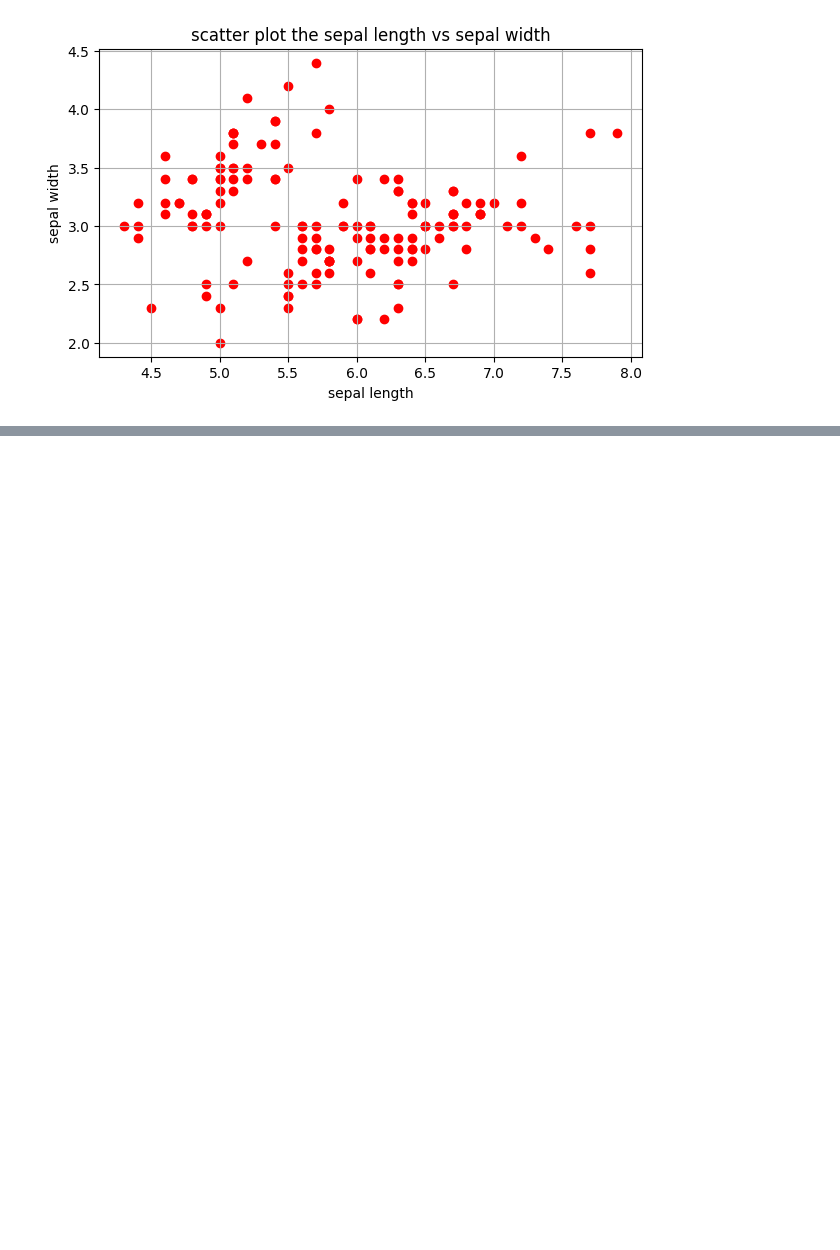
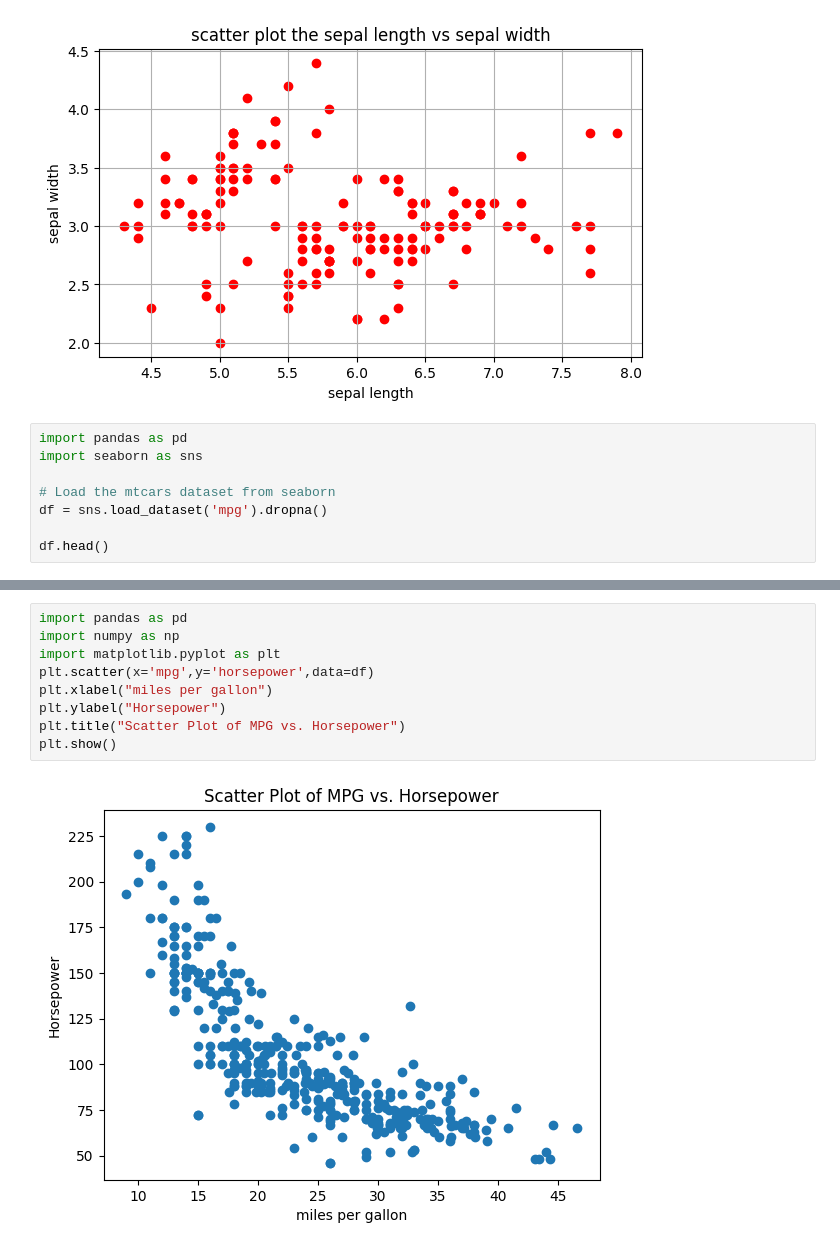
Before and after one commit to Nohan28/aiml, a Jupyter notebook: nohan23CS028.ipynb, the cells around one changed output, grey strips where cells are left out. Saved outputs shown, nothing was run; the diff lists cells and outputs as text; blank space fills up the shorter version.

```diff
--- a/nohan23CS028.ipynb
+++ b/nohan23CS028.ipynb
@@ -885,3 +885,11 @@ plt.grid(True)
 plt.show()
 # %% [output]
 [figure]
+# %%
+import pandas as pd
+import seaborn as sns
+
+# Load the mtcars dataset from seaborn
+df = sns.load_dataset('mpg').dropna()
+
+df.head()
@@ -887,0 +903,11 @@ plt.show()
+# %%
+import pandas as pd
+import numpy as np
+import matplotlib.pyplot as plt
+plt.scatter(x='mpg',y='horsepower',data=df)
+plt.xlabel("miles per gallon")
+plt.ylabel("Horsepower")
+plt.title("Scatter Plot of MPG vs. Horsepower")
+plt.show()
+# %% [output]
+[figure, added]
```
Also changed, not shown: parts of 17 cells of this notebook.
